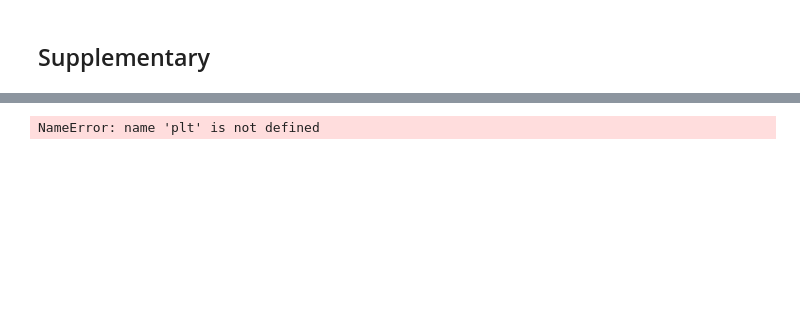
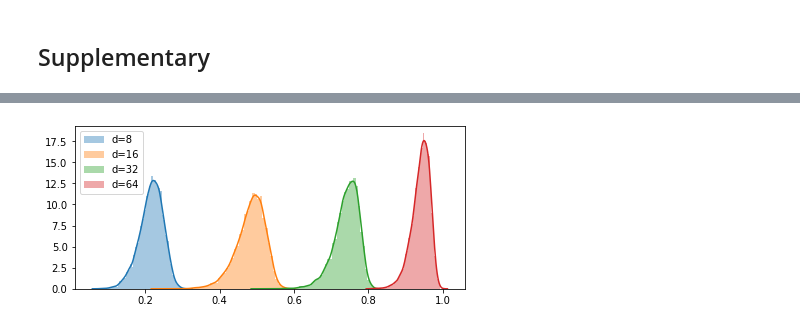
Before and after one commit to Shekhale/gbnns_theory, a Jupyter notebook: results/draw_results.ipynb, the cells around one changed output, grey strips where cells are left out. Drawn from its saved outputs; the diff is of its cells as text; code cells hidden in the pictures; blank space fills up the shorter version.

Commit message:
1nn distr

```diff
--- a/results/draw_results.ipynb
+++ b/results/draw_results.ipynb
@@ -246,38 +252,43 @@ path_end = ".txt"
 # %%
 
 a4_dims = (7, 3)
 fig, ax = plt.subplots(figsize=a4_dims)
 
-file_name = path_start + "sift" + path_end
-file_name = os.path.expanduser(file_name)
-distr = np.genfromtxt(file_name)
-sns.distplot(distr, label="SIFT")
+# file_name = path_start + "sift" + path_end
+# file_name = os.path.expanduser(file_name)
+# distr = np.genfromtxt(file_name)
+# sns.distplot(distr, label="SIFT")
 
-file_name = path_start + "d_8" + path_end
+# file_name = path_start + "d_5" + path_end
+# file_name = os.path.expanduser(file_name)
+# distr = np.genfromtxt(file_name)
+# sns.distplot(distr, label="d=4")
+
+file_name = path_start + "d_9" + path_end
 file_name = os.path.expanduser(file_name)
 distr = np.genfromtxt(file_name)
 sns.distplot(distr, label="d=8")
 
-file_name = path_start + "d_16" + path_end
+file_name = path_start + "d_17" + path_end
 file_name = os.path.expanduser(file_name)
 distr = np.genfromtxt(file_name)
 sns.distplot(distr, label="d=16")
 
-file_name = path_start + "d_32" + path_end
+file_name = path_start + "d_33" + path_end
 file_name = os.path.expanduser(file_name)
 distr = np.genfromtxt(file_name)
 sns.distplot(distr, label="d=32")
 
-file_name = path_start + "d_64" + path_end
+file_name = path_start + "d_65" + path_end
 file_name = os.path.expanduser(file_name)
 distr = np.genfromtxt(file_name)
 sns.distplot(distr, label="d=64")
 
 
 # plt.setp(ax.get_legend(), fontsize='12')
 
 plt.legend()
 
 fig.savefig("suppl_dist_disrt.pdf", bbox_inches='tight')
 # %% [output]
-NameError: name 'plt' is not defined
+[figure, added]
```
Also changed, not shown: parts of 3 cells of this notebook, 1 other file.
